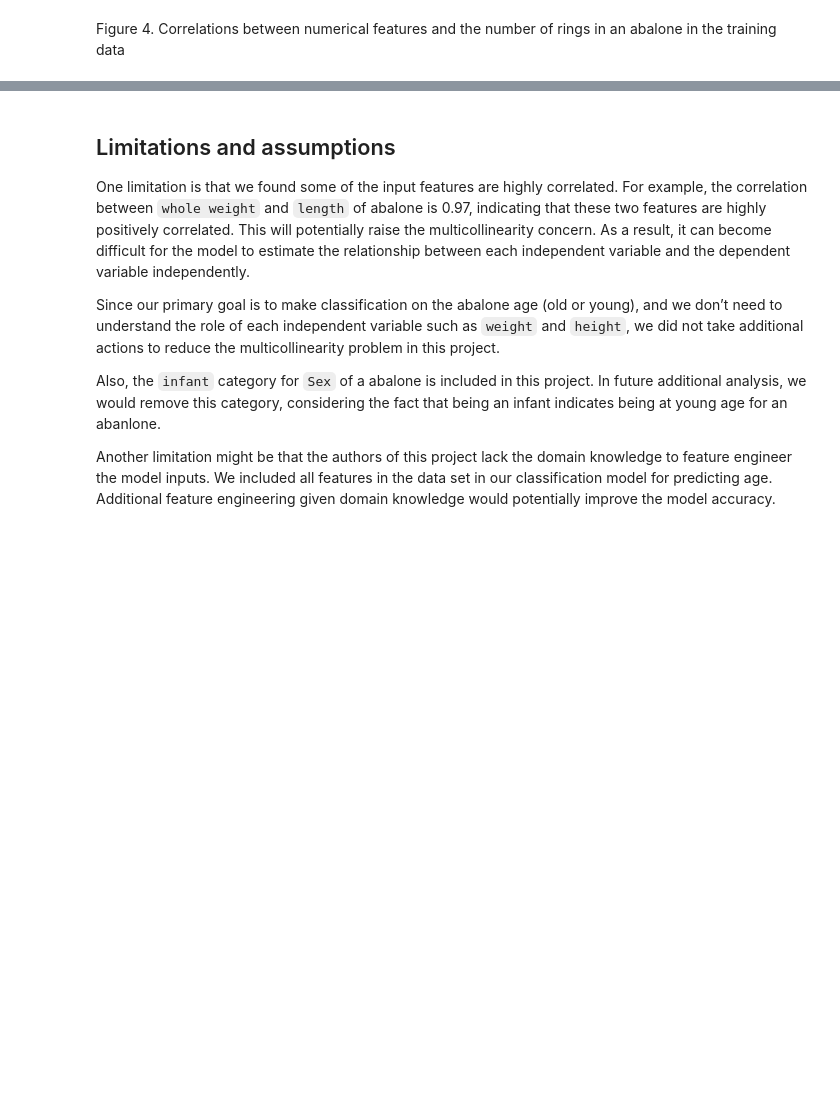
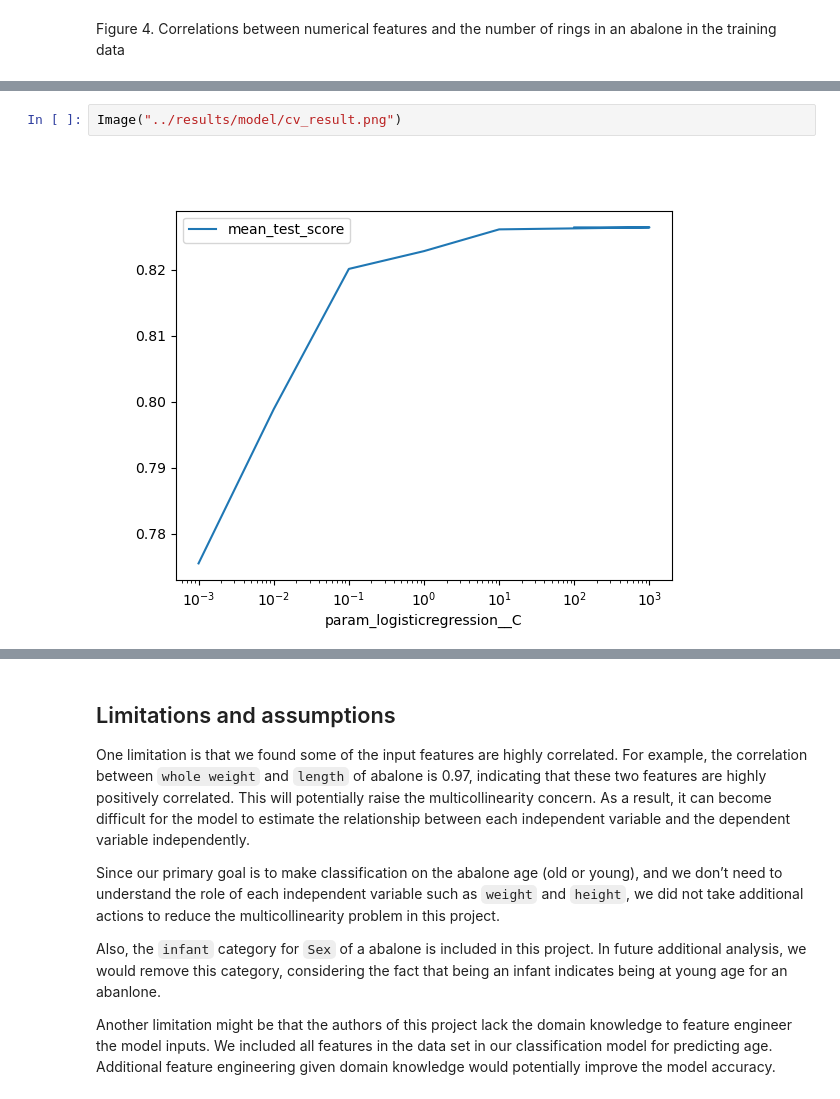
Before and after one commit to veerupandey/abalone_age_classification, a Jupyter notebook: docs/Project_report_milestone2.ipynb, the cells around one changed output, grey strips where cells are left out. Saved outputs shown, nothing was run; the diff lists cells and outputs as text; blank space fills up the shorter version.

Commit message:
Update train, test to yield more results and add plots

```diff
--- a/docs/Project_report_milestone2.ipynb
+++ b/docs/Project_report_milestone2.ipynb
@@ -73,0 +76,4 @@ The correlation map provides useful information in determining what feature migh
+# %%
+Image("../results/model/cv_result.png")
+# %% [output]
+[figure, added]
```
Also changed, not shown: parts of 11 cells of this notebook, 9 other files.
